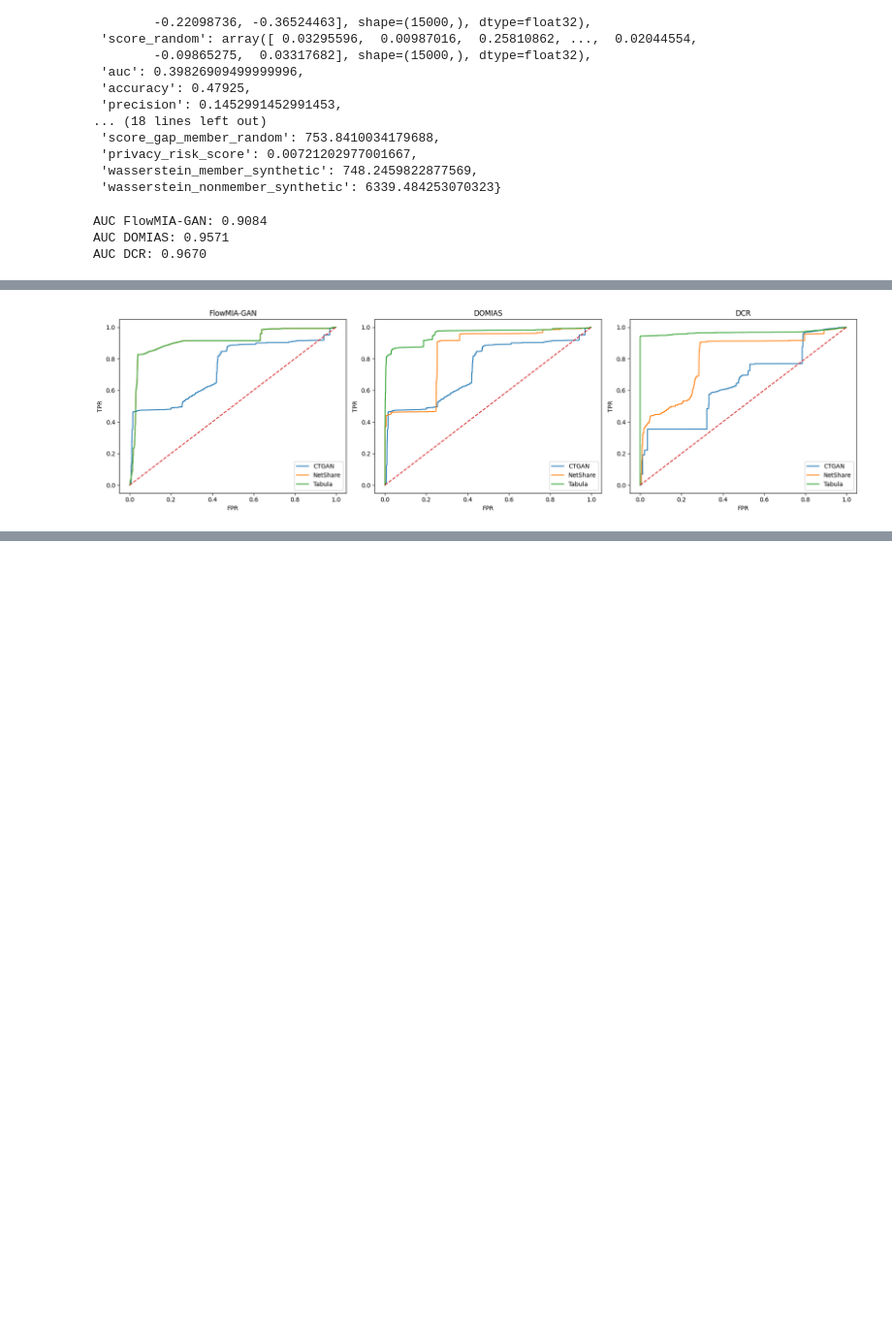
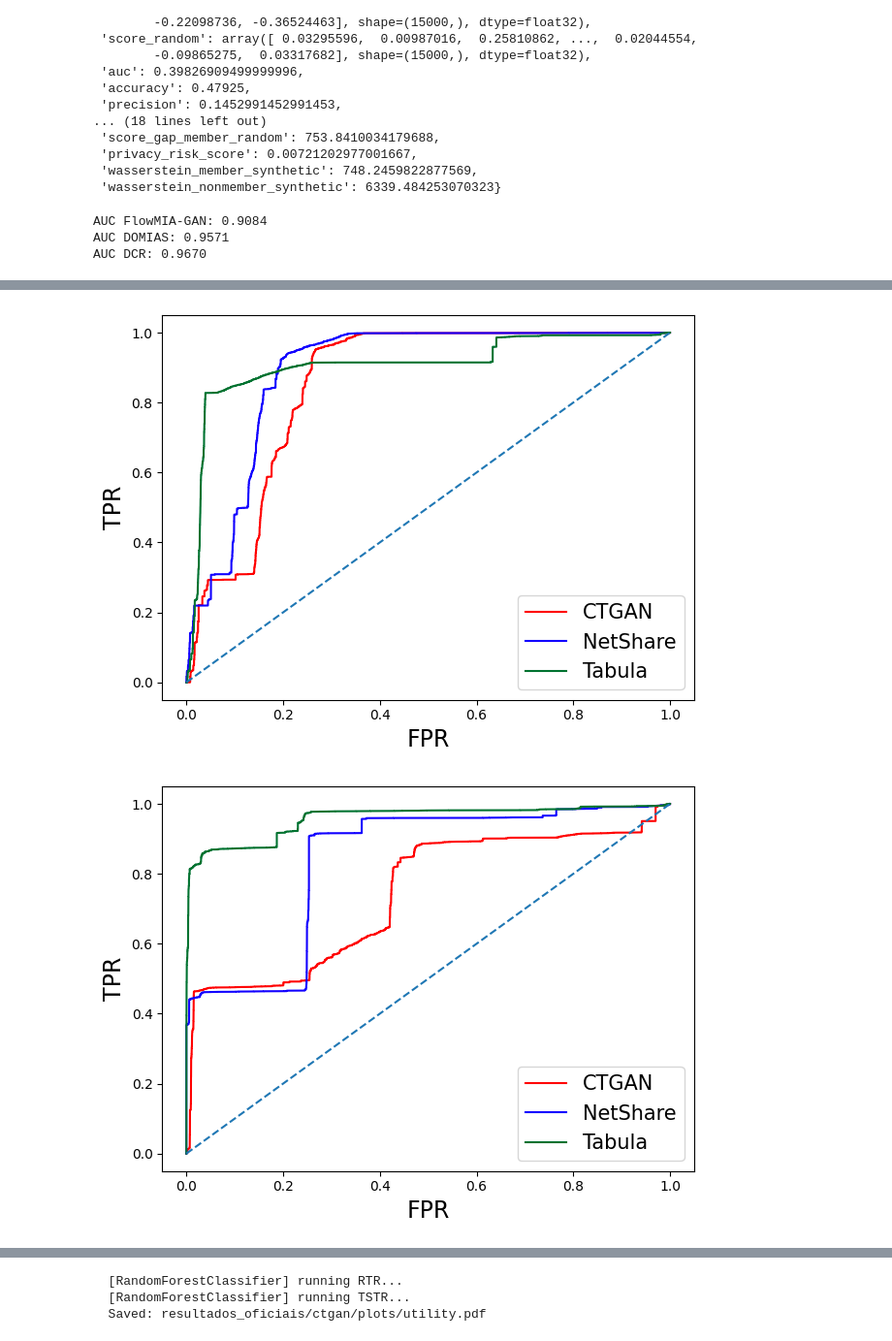
Before and after one commit to guilherme751/FlowMIA, a Jupyter notebook: teste.ipynb, the cells around one changed output, grey strips where cells are left out. Shown at 97% size. Drawn from its saved outputs; the diff is of its cells as text; code cells hidden in the pictures; blank space fills up the shorter version.

```diff
--- a/teste.ipynb
+++ b/teste.ipynb
@@ -316,3 +300,9 @@ roc_curves = {
 	'DOMIAS': [roc_domias_ctgan, roc_domias_netshare, roc_domias_tabula],
 	'DCR': [roc_dcr_ctgan, roc_dcr_netshare, roc_dcr_tabula]
 }
+
+colors = {
+                "NetShare": "#1100ff",
+                "CTGAN": "#ff0000",
+                "Tabula": "#007230"
+            }
@@ -349,25 +337,27 @@ plt.show()
 # %%
 import matplotlib.pyplot as plt
 
 models = ['CTGAN', 'NetShare', 'Tabula']
 
-fig, axes = plt.subplots(1, 3, figsize=(18, 5))
 
-for ax, (attack_name, roc_list) in zip(axes, roc_curves.items()):
 
-    for model_name, (fpr, tpr, _) in zip(models, roc_list):
-        ax.plot(fpr, tpr, label=model_name)
+for (attack_name, roc_list) in roc_curves.items():
 
-    # linha aleatória
-    ax.plot([0, 1], [0, 1], linestyle='--')
+	for model_name, (fpr, tpr, _) in zip(models, roc_list):
+		plt.plot(fpr, tpr, label=model_name, color=colors[model_name])
 
-    ax.set_title(attack_name)
-    ax.set_xlabel('FPR')
-    ax.set_ylabel('TPR')
-    ax.legend()
+	# linha aleatória
+	plt.plot([0, 1], [0, 1], linestyle='--')
 
-plt.tight_layout()
+	plt.xlabel('FPR', fontsize=17)
+	plt.ylabel('TPR', fontsize=17)
+	plt.legend(fontsize=15)
+	plt.tight_layout()
+	plt.savefig(f'roc_curves_{attack_name}.pdf')
+	plt.show()
 
-plt.savefig('roc_curves.pdf')
+
+#plt.savefig('roc_curves.pdf')
 # %% [output]
-[figure, old version]
+[figure, new version]
+[figure, added]
@@ -373,0 +365,19 @@ plt.savefig('roc_curves.pdf')
+# %%
+from sklearn.neural_network import MLPClassifier
+from sklearn.tree import DecisionTreeClassifier
+from sklearn.neighbors import KNeighborsClassifier
+from sklearn.ensemble import RandomForestClassifier
+
+classifiers = [
+    				#MLPClassifier(hidden_layer_sizes=(128, 64, 64), random_state=42),
+                  #  DecisionTreeClassifier(max_depth=12, min_samples_leaf=50),
+                    #KNeighborsClassifier(n_neighbors=5),
+                   RandomForestClassifier(n_estimators=100, random_state=42)
+                ]
+
+
+utility_dict = flowmia_ctgan.evaluate_utility(classifiers=classifiers, plot=True)
+# %% [output]
+  [RandomForestClassifier] running RTR...
+  [RandomForestClassifier] running TSTR...
+  Saved: resultados_oficiais/ctgan/plots/utility.pdf
```
Also changed, not shown: parts of 16 cells of this notebook, 17 other files.
